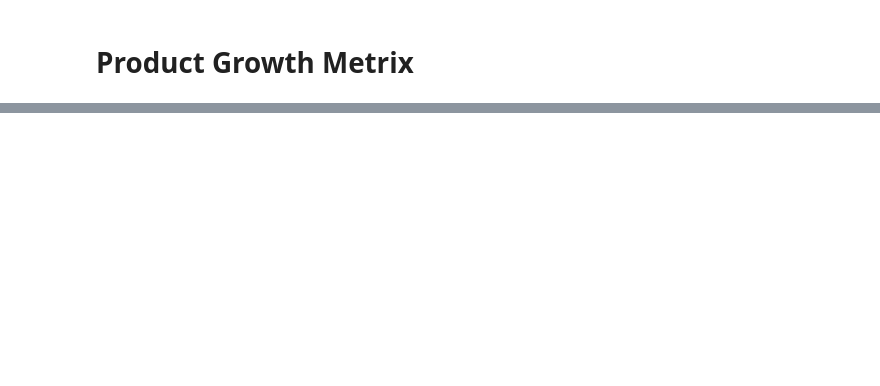
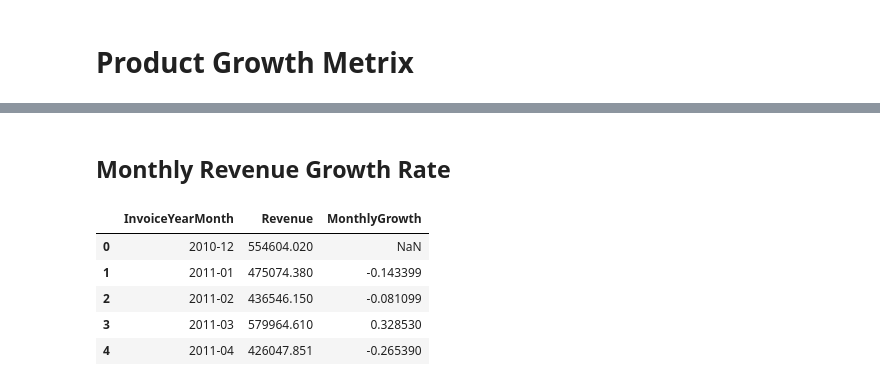
Before and after one commit to martin-fabbri/colab-notebooks, a Jupyter notebook: product-analytics/product_growth_metrix.ipynb, the cells around one changed output, grey strips where cells are left out. Saved outputs shown, nothing was run; the diff lists cells and outputs as text; code cells hidden in the pictures; blank space fills up the shorter version.

```diff
--- a/product-analytics/product_growth_metrix.ipynb
+++ b/product-analytics/product_growth_metrix.ipynb
@@ -47,0 +97,12 @@ df_online_retail.head()
+# %% [markdown]
+## Monthly Revenue Growth Rate
+# %%
+df_revenue['MonthlyGrowth'] = df_revenue['Revenue'].pct_change()
+df_revenue.head(5)
+# %% [output]
+|  | InvoiceYearMonth | Revenue | MonthlyGrowth |
+| 0 | 2010-12 | 554604.020 | NaN |
+| 1 | 2011-01 | 475074.380 | -0.143399 |
+| 2 | 2011-02 | 436546.150 | -0.081099 |
+| 3 | 2011-03 | 579964.610 | 0.328530 |
+| 4 | 2011-04 | 426047.851 | -0.265390 |
```
Also changed, not shown: parts of 12 cells of this notebook.
